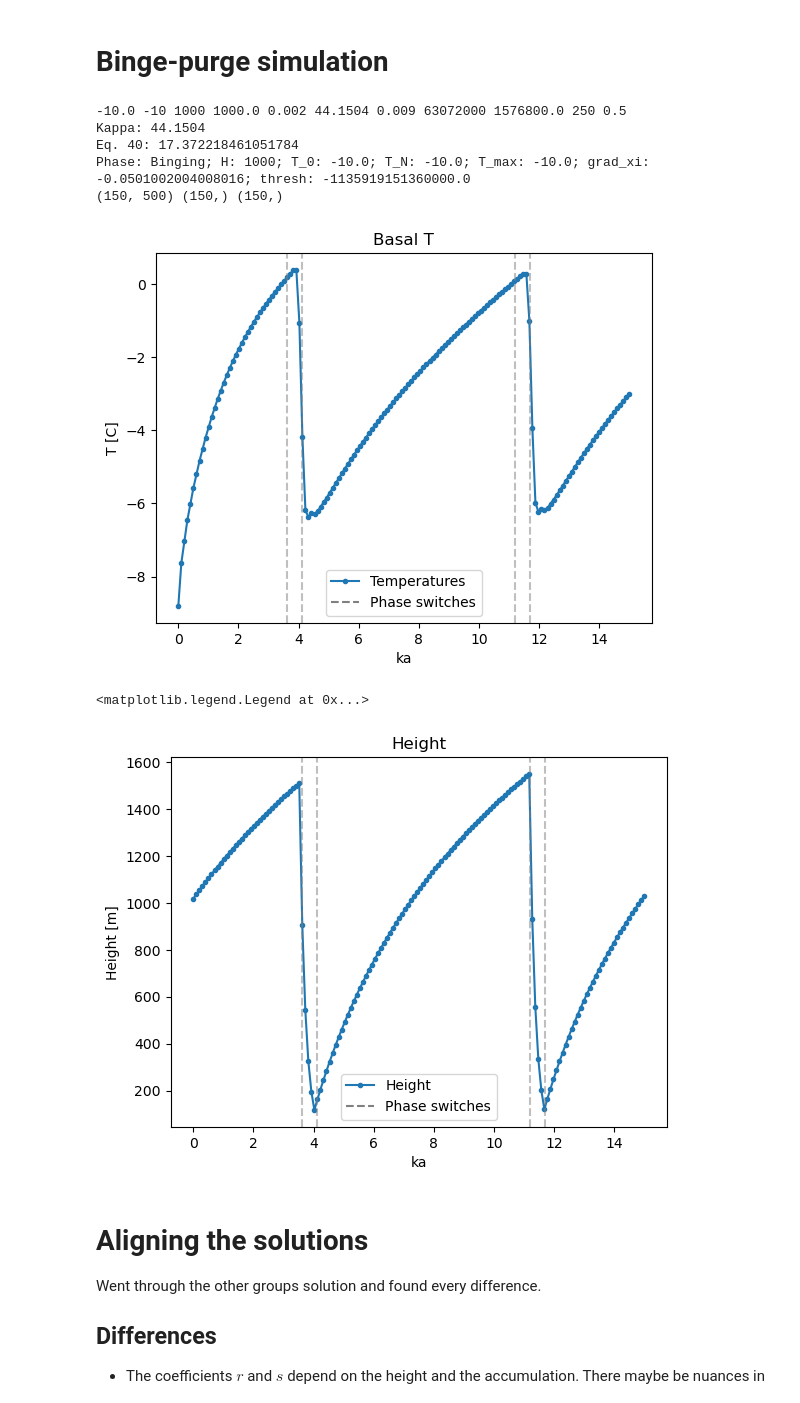
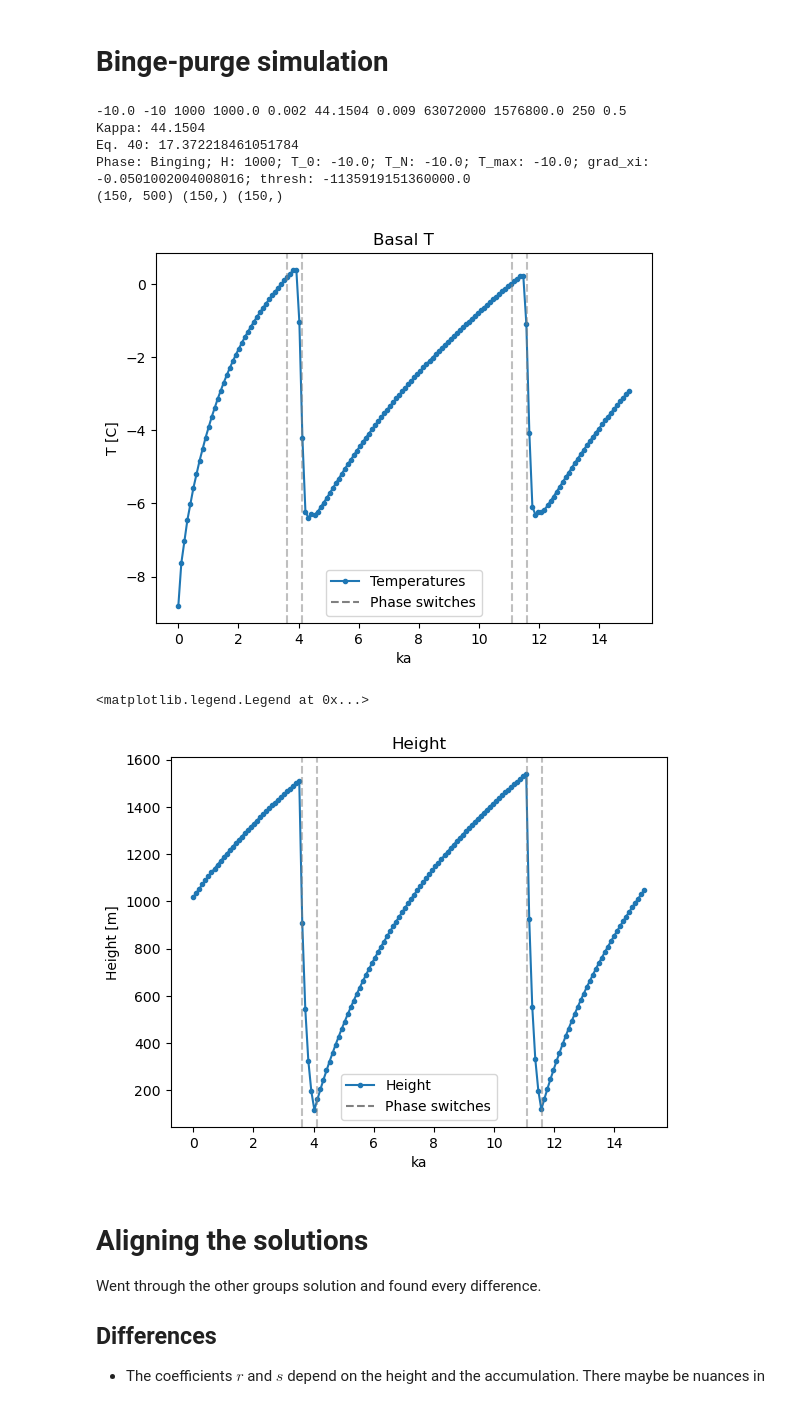
Before and after one commit to Bjartensen/binge_purge_eacp, a Jupyter notebook: project.ipynb, the cells around one changed output. Cells and saved outputs as stored; diff of their text form; code cells hidden in the pictures.

```diff
--- a/project.ipynb
+++ b/project.ipynb
@@ -423,7 +423,7 @@ class Simulation:
 
         self.xi = (np.linspace(1, self.H, self.grid_size)) / self.H # FROM 1 NOT 0, OTHER SOLN ALIGNMENT
         delta_xi = self.xi[1]-self.xi[0]
-        delta_xi = self.dzeta # OTHER SOLN ALIGNMENT
+        #delta_xi = self.dzeta # OTHER SOLN ALIGNMENT
 
         r = (self.kappa * self.time_step) / (2 * self.H**2 * delta_xi**2)
         s = (self.xi*A_prev*self.time_step) / (4*self.H*delta_xi) # no slice, moved to diags OTHER SOLN ALIGNMENT
@@ -450,7 +450,7 @@ class Simulation:
 
         self.xi = (np.linspace(0, self.H, self.grid_size)) / self.H
         delta_xi = self.xi[1]-self.xi[0]
-        delta_xi = self.dzeta # OTHER SOLN ALIGNMENT
+        #delta_xi = self.dzeta # OTHER SOLN ALIGNMENT
 
         r = (self.kappa * self.time_step) / (2 * self.H**2 * delta_xi**2)
         s = (self.xi * (-H_prev/self.tau_is)*self.time_step) / (4*self.H*delta_xi)
@@ -589,10 +589,12 @@ class Simulation:
         T = T*(np.pi/self.kappa)
         return T
 # %%
+fac = 4
 T0 = -10
 grid_size = 500
 time_step = 100
-max_iterations = 150
+years = 15E3
+max_iterations = int(years/time_step)
 sim = Simulation(T0, grid_size, time_step, max_iterations)
 sim.print_params()
 sim.set_report_freq(500)
@@ -613,35 +615,35 @@ print(simT.shape, simH.shape, simTime.shape)
 
 plt.plot(simTime/1000, simT[:,0], label="Temperatures", marker=".")
 for s in simSwitch: plt.axvline(s/1000, color="grey", alpha=0.5, linestyle="dashed")
 plt.plot([], [], color="grey", linestyle="dashed", label="Phase switches")
 #plt.axhline(0)
 plt.title("Basal T")
 plt.xlabel("ka")
 plt.ylabel("T [C]")
 plt.legend()
 #plt.axvline(920)
 #plt.axvline(3.5)
 plt.show()
 
 plt.plot(simTime/1000, simH, label="Height", marker=".")
 for s in simSwitch: plt.axvline(s/1000, color="grey", alpha=0.5, linestyle="dashed")
 plt.plot([], [], color="grey", linestyle="dashed", label="Phase switches")
 plt.title("Height")
 plt.xlabel("ka")
 plt.ylabel("Height [m]")
 plt.legend()
 #plt.axvline(3.5)
 
 #plt.axvline(920)
 # %% [output]
 -10.0 -10 1000 1000.0 0.002 44.1504 0.009 63072000 1576800.0 250 0.5
 Kappa: 44.1504
 Eq. 40: 17.372218461051784
 Phase: Binging; H: 1000; T_0: -10.0; T_N: -10.0; T_max: -10.0; grad_xi: -0.0501002004008016; thresh: -1135919151360000.0
 (150, 500) (150,) (150,)
-[figure, old version]
+[figure, new version]
 <matplotlib.legend.Legend at 0x...>
-[figure, old version]
+[figure, new version]
 # %% [markdown]
 # Aligning the solutions
 
```
